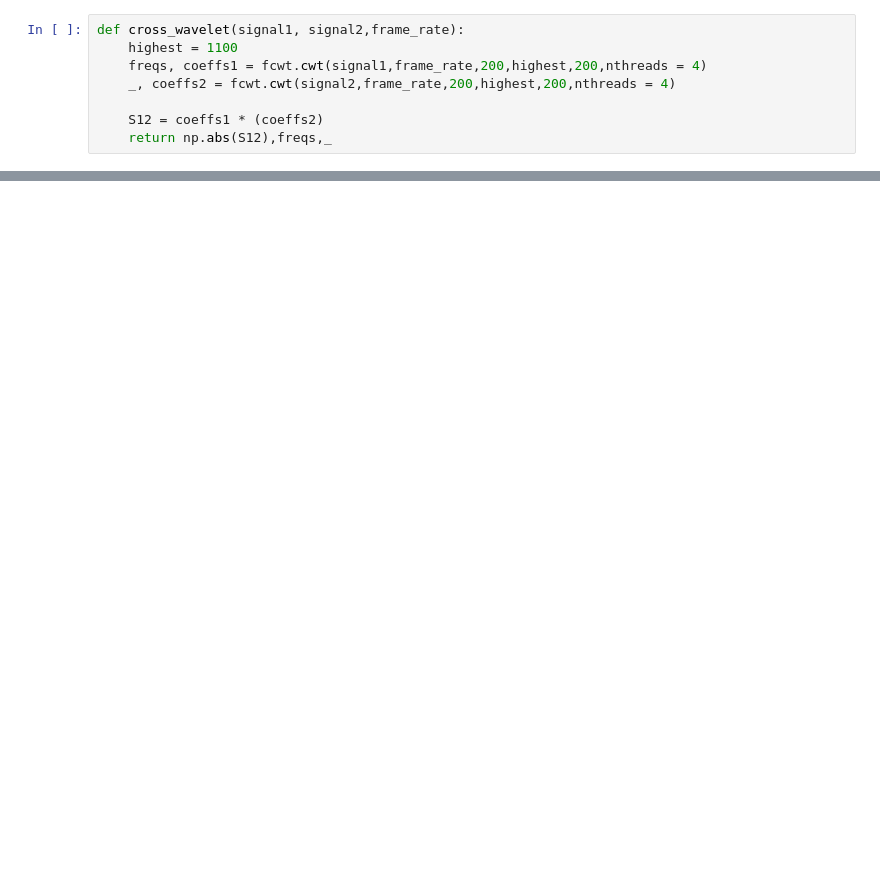
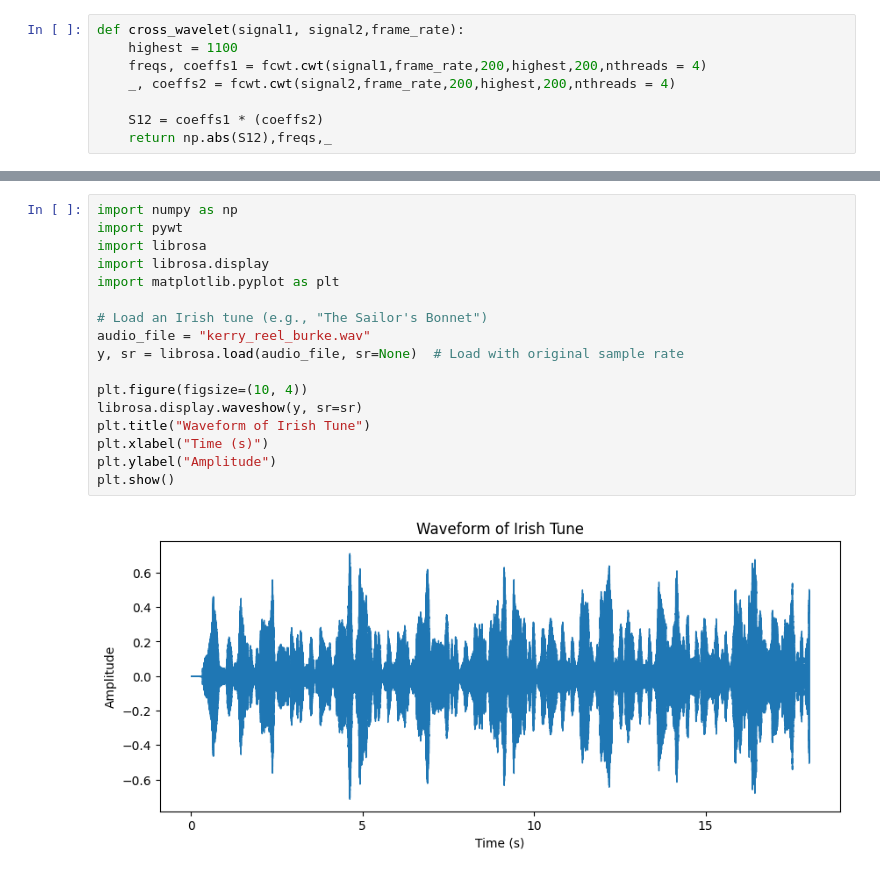
Before and after one commit to noshore5/Wavelet-Tech, a Jupyter notebook: fin/fCWT.ipynb, the cells around one changed output, grey strips where cells are left out. Saved outputs shown, nothing was run; the diff lists cells and outputs as text; blank space fills up the shorter version.

```diff
--- a/fin/fCWT.ipynb
+++ b/fin/fCWT.ipynb
@@ -181,0 +141,19 @@ def bandpass_filter(signal, lowcut, highcut, fs, order=4):
+# %%
+import numpy as np
+import pywt
+import librosa
+import librosa.display
+import matplotlib.pyplot as plt
+
+# Load an Irish tune (e.g., "The Sailor's Bonnet")
+audio_file = "kerry_reel_burke.wav"
+y, sr = librosa.load(audio_file, sr=None)  # Load with original sample rate
+
+plt.figure(figsize=(10, 4))
+librosa.display.waveshow(y, sr=sr)
+plt.title("Waveform of Irish Tune")
+plt.xlabel("Time (s)")
+plt.ylabel("Amplitude")
+plt.show()
+# %% [output]
+[figure, added]
```
Also changed, not shown: parts of 19 cells of this notebook, 3 other files.
